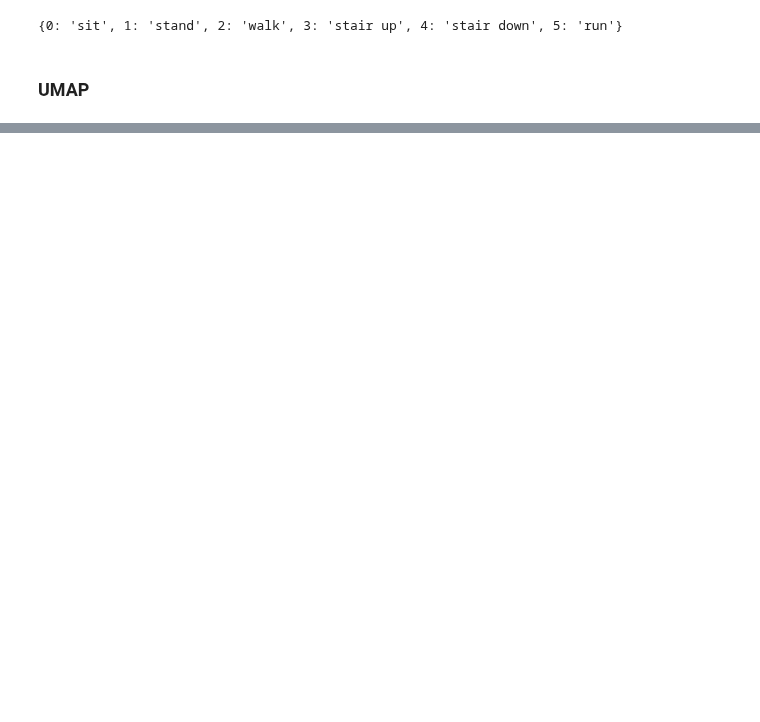
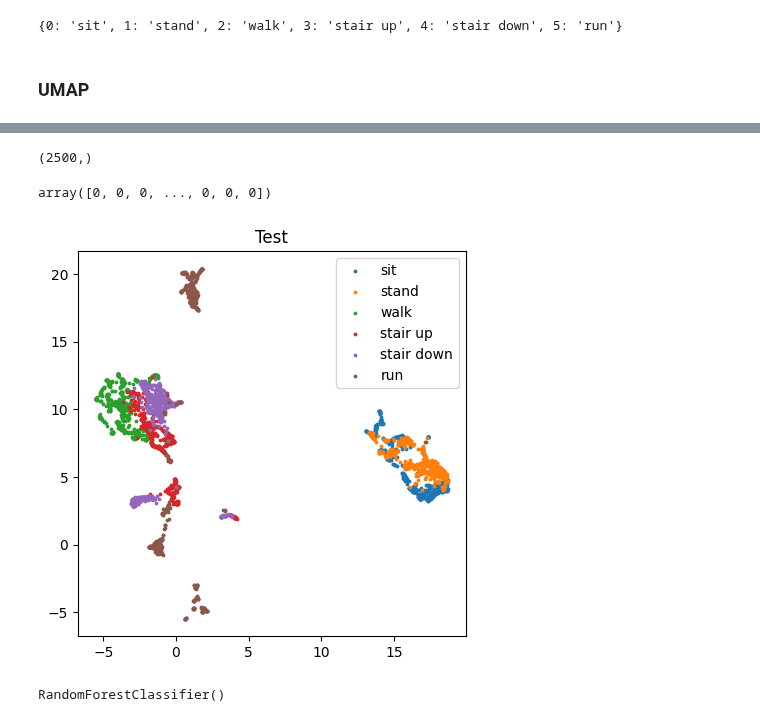
Before and after one commit to otavioon/librep-hiaac, a Jupyter notebook: examples/kuhar_umap_inverse.ipynb, the cells around one changed output, grey strips where cells are left out. Cells and saved outputs as stored; diff of their text form; code cells hidden in the pictures; blank space fills up the shorter version.

```diff
--- a/examples/kuhar_umap_inverse.ipynb
+++ b/examples/kuhar_umap_inverse.ipynb
@@ -261,0 +142,44 @@ AttributeError: 'bool' object has no attribute 'predict'
+# %%
+corners = np.array([
+    [-7, -7],
+    [-7, 25],
+    [25, -7],
+    [25, 25]
+])
+
+# corners = np.array([
+#     [-5, -10],  # 1
+#     [-7, 6],  # 7
+#     [2, -8],  # 2
+#     [12, 4],  # 0
+# ])
+
+test_pts = np.array([
+    (corners[0]*(1-x) + corners[1]*x)*(1-y) +
+    (corners[2]*(1-x) + corners[3]*x)*y
+    for y in np.linspace(0, 1, 50)
+    for x in np.linspace(0, 1, 50)
+])
+# %%
+test_pts[:,0].shape
+# %% [output]
+(2500,)
+# %%
+np.zeros(10000, dtype=int)
+# %% [output]
+array([0, 0, 0, ..., 0, 0, 0])
+# %%
+new_df = pd.DataFrame()
+new_df['x'] = test_pts[:,0]
+new_df['y'] = test_pts[:,1]
+# %%
+new_df2 = pd.concat([result, new_df], axis=0)
+
+plot(new_df2, title="Test", labels = labels)
+# %% [output]
+[figure, added]
+# %%
+rf = RandomForestClassifier()
+rf.fit(train_val_fft[:][0], train_val_fft[:][1])
+# %% [output]
+RandomForestClassifier()
```
Also changed, not shown: parts of 25 cells of this notebook.
